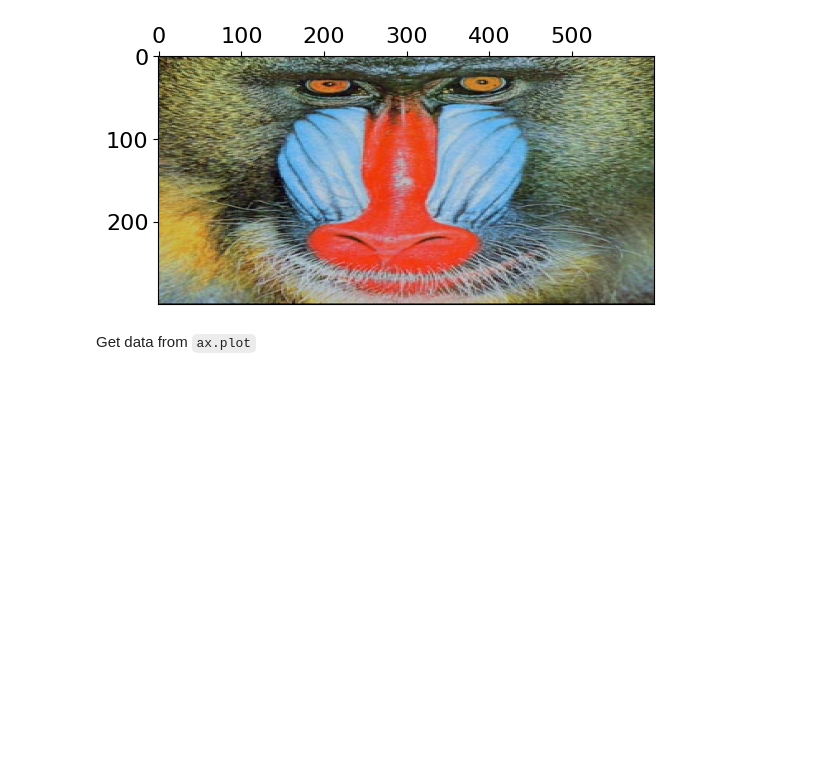
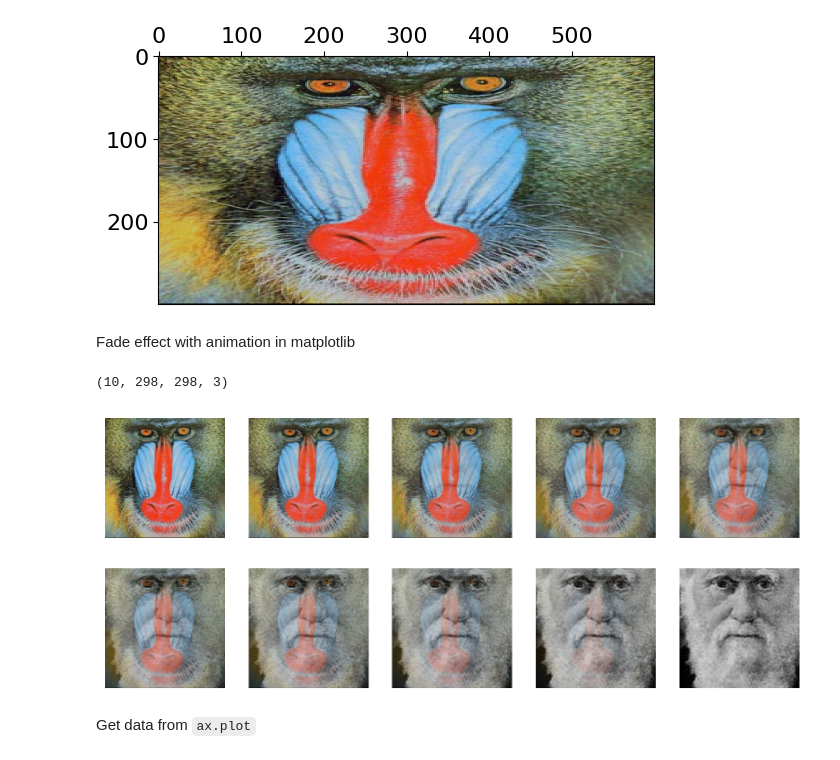
Before and after one commit to LugoBlogger/SI-251-4007-data-structures, a Jupyter notebook: in-class/week-03-data-types/python/unit-test-matplotlib.ipynb, the cells around one changed output. Drawn from its saved outputs; the diff is of its cells as text; code cells hidden in the pictures; blank space fills up the shorter version.

```diff
--- a/in-class/week-03-data-types/python/unit-test-matplotlib.ipynb
+++ b/in-class/week-03-data-types/python/unit-test-matplotlib.ipynb
@@ -148,3 +151,5 @@ target.draw()
 plt.show(target._fig)
 # %% [output]
 [figure]
+# %% [markdown]
+Fade effect with animation in matplotlib
@@ -151,3 +162,49 @@ plt.show(target._fig)
+# %%
+source = Picture("./data/mandrill.jpg")
+target = Picture("./data/darwin.jpg")
+n = 9
+
+width = source.width()
+height = source.height()
+
+pic = Picture(width, height)
+
+history_img_src = np.zeros((n+1, *pic._surface.shape), dtype=np.uint8)
+
+t_col_row = [[t, col, row] for t in range(n+1)
+              for col in range(width)
+                for row in range(height)]
+# -- computational time 18 secs
+# for t in range(n+1):
+#   for col in range(width):
+#     for row in range(height):
+for t, col, row in tqdm(t_col_row):
+  c_0 = source.get(col, row)
+  c_n = target.get(col, row)
+  alpha = 1.0 * t / n
+  data_color = blend(c_0, c_n, alpha)
+  history_img_src[t, row, col, :] = [
+    data_color.get_red(), data_color.get_green(), data_color.get_blue()]
+
+history_img_src.shape
+# %% [output]
+(10, 298, 298, 3)
+# %%
+nrows = (n+1)//5
+nrows += 1 if (n+1) % 5 != 0 else 0
+fig, axes = plt.subplots(nrows=nrows, ncols=5,
+  figsize=(2*5, 2*nrows), sharey=True, dpi=200)
+axes = axes.flatten()
+
+for idx, img in enumerate(history_img_src):
+  axes[idx].imshow(img)
+  axes[idx].set_aspect("equal")
+  axes[idx].axis("off")
+
+
+plt.show(fig)
+# %% [output]
+[figure, added]
 # %% [markdown]
 Get data from `ax.plot`
 # %%
```
Also changed, not shown: parts of 5 cells of this notebook, 8 other files.
